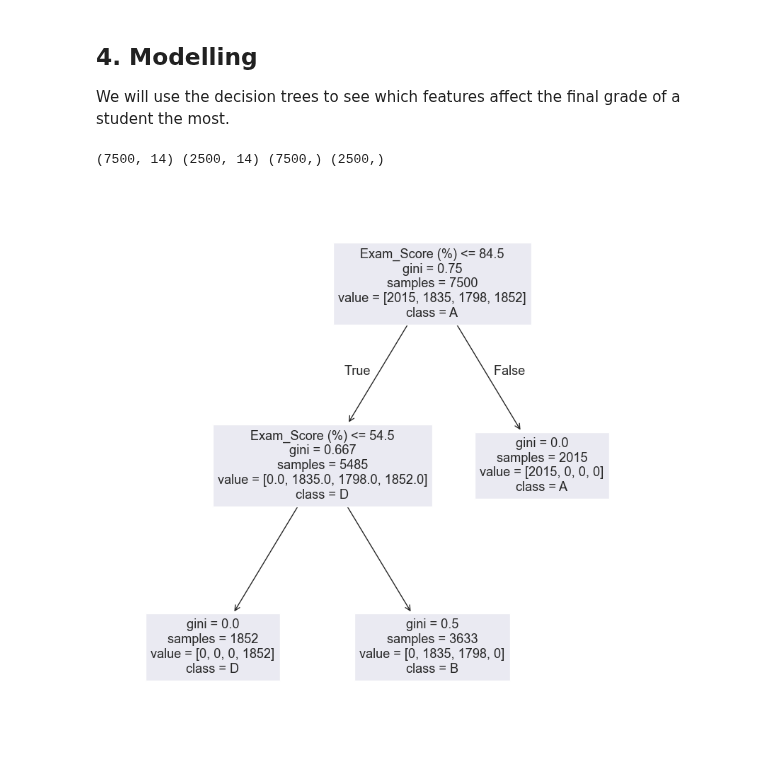
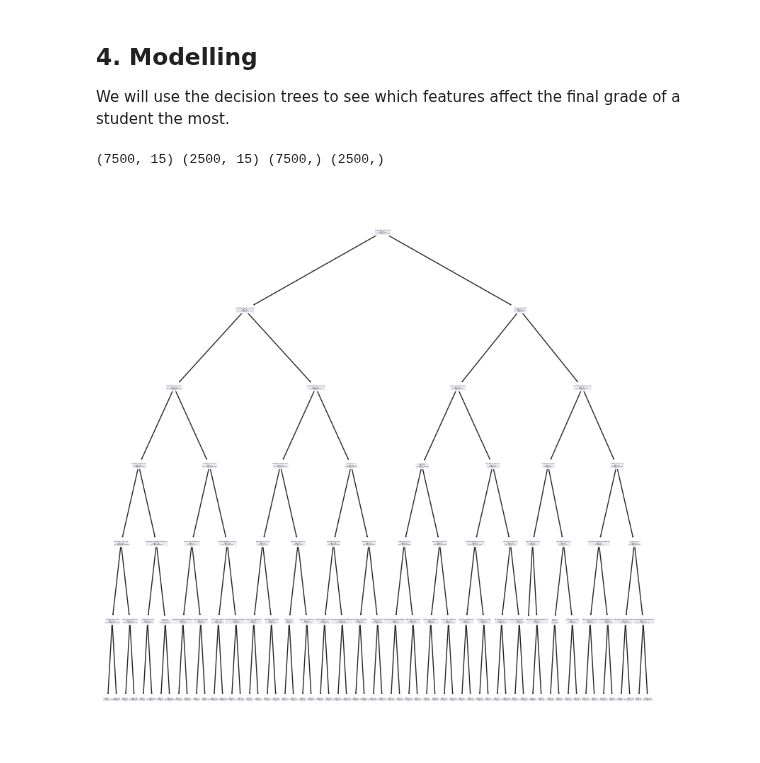
Before and after one commit to SamuliLam/dkko, a Jupyter notebook: project.ipynb, the cells around one changed output. Drawn from its saved outputs; the diff is of its cells as text; code cells hidden in the pictures.

Commit message:
Optimizations for decision tree, one hot encoding for categorial values

```diff
--- a/project.ipynb
+++ b/project.ipynb
@@ -91,33 +91,34 @@ dtype: int64
 ## Mapping categorical and boolean values to numerical values.
 # %%
 df["Student_ID"] = df["Student_ID"].str[1:].astype('int') # Converting student IDs to integers from (S0001, S0002, S0003, ...) to (1, 2, 3, ...)
-df["Gender"] = df["Gender"].map({"Male" : 1, "Female" : 2, "Other" : 3}) # Mapping genders by numbers
-df["Preferred_Learning_Style"] = df["Preferred_Learning_Style"].map({"Kinesthetic" : 1, "Reading/Writing" : 2, "Auditory" : 3, "Visual" : 3}) # Mapping learning styles by numbers
-df["Participation_in_Discussions"] = df["Participation_in_Discussions"].map({"Yes" : 1, "No" : 2}); # Mapping participation in discussions by numbers
-df["Use_of_Educational_Tech"] = df["Use_of_Educational_Tech"].map({"Yes" : 1, "No" : 2}); # Mapping use of educational technology by numbers
+df = pd.get_dummies(df, columns=["Gender"], drop_first=True) # One hot encoding for Gender
+df = pd.get_dummies(df, columns=["Preferred_Learning_Style"], drop_first=True) # One hot encoding for preferred learning style
+df["Participation_in_Discussions"] = df["Participation_in_Discussions"].map({"Yes": 1, "No": 0})
+df["Use_of_Educational_Tech"] = df["Use_of_Educational_Tech"].map({"Yes": 1, "No": 0})
 df["Self_Reported_Stress_Level"] = df["Self_Reported_Stress_Level"].map({"Low" : 1, "Medium" : 2, "High" : 3}); # Mapping stress levels by numbers
-#df["Final_Grade"] = df["Final_Grade"].map({"D" : 1, "C" : 2, "B" : 3, "A" : 4}); # Mapping final grades by numbers
+df["Final_Grade"] = df["Final_Grade"].astype("category")
 # %% [markdown]
 ## 4. Modelling
 We will use the decision trees to see which features affect the final grade of a student the most.
 # %%
 import pandas as pd
 import matplotlib.pyplot as plt
+import seaborn as sns
 from sklearn.model_selection import train_test_split
 from sklearn.tree import DecisionTreeClassifier, plot_tree
-from sklearn.metrics import accuracy_score, classification_report
+from sklearn.metrics import recall_score, classification_report
 
-X = df.drop(['Final_Grade', 'Exam_Score (%)'], axis = 1) # input features
+X = df.drop(['Final_Grade', 'Exam_Score (%)', "Student_ID"], axis = 1) # input features
 y = df['Final_Grade'].astype('category') # target features
 X_train, X_test, y_train, y_test = train_test_split(X, y, test_size = 0.25, random_state=20) # extract test set
 print(X_train.shape, X_test.shape, y_train.shape, y_test.shape) # check the shape of the train and test sets
 
-model = DecisionTreeClassifier(max_depth=2, random_state=20)
+model = DecisionTreeClassifier(max_depth=6, min_samples_split=5, random_state=20)
 model.fit(X_train, y_train) # fit the model
 
 fig = plt.figure(figsize = (10, 10))
 plot_tree(model, feature_names = X.keys(), class_names = ['A', 'B', 'C', 'D'])
 plt.show()
 # %% [output]
-(7500, 14) (2500, 14) (7500,) (2500,)
+(7500, 15) (2500, 15) (7500,) (2500,)
-[figure, old version]
+[figure, new version]
```
Also changed, not shown: parts of 2 cells of this notebook.
